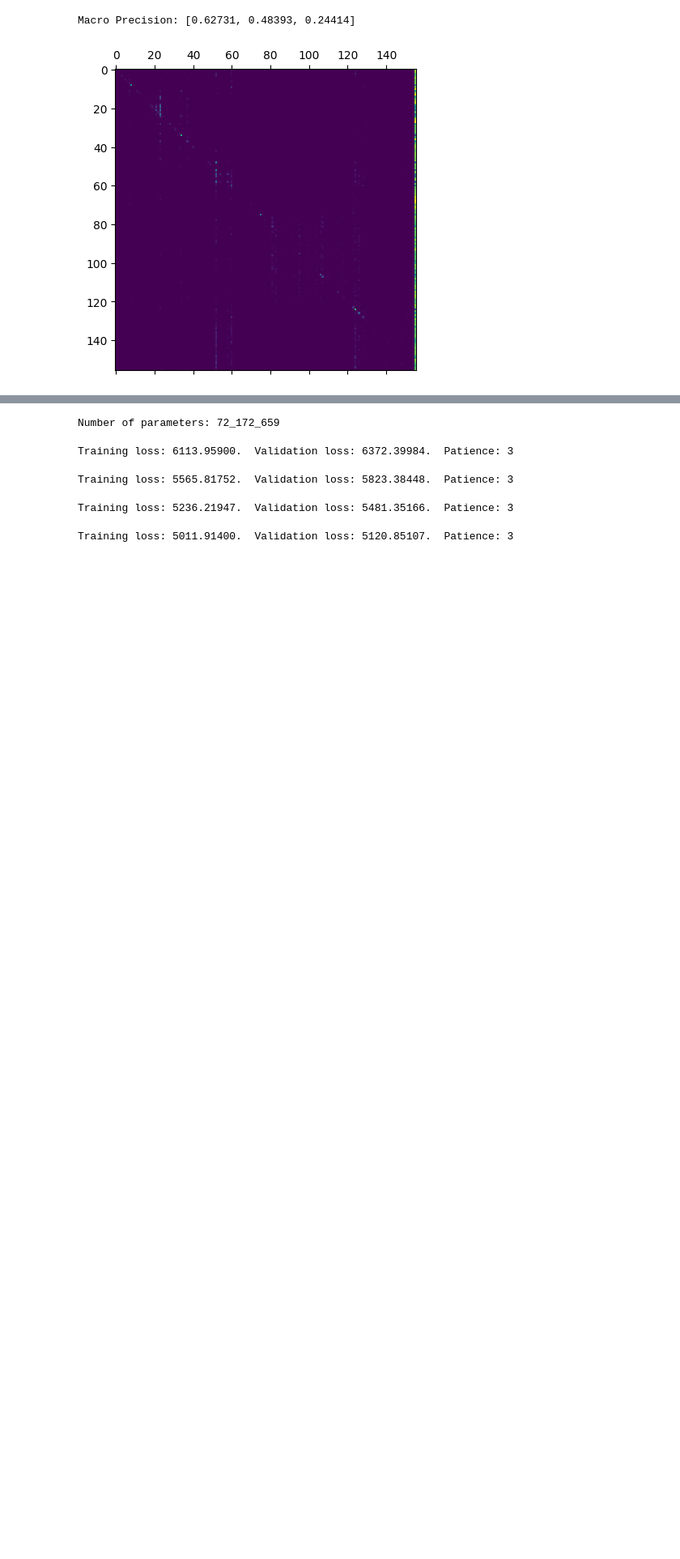
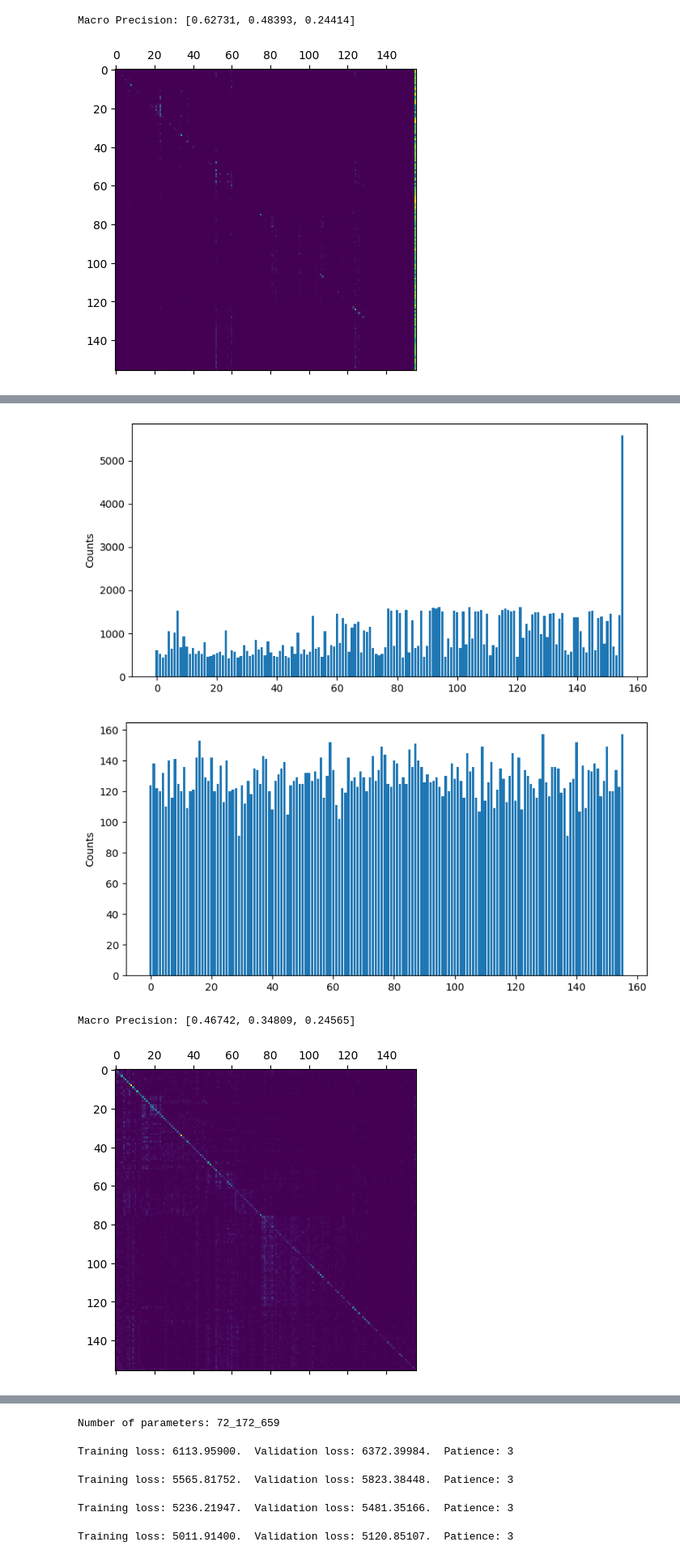
Before and after one commit to Vincent-Therrien/stelaro, a Jupyter notebook: demonstrations/classification.ipynb, the cells around one changed output, grey strips where cells are left out. Shown at 81% size. Saved outputs shown, nothing was run; the diff lists cells and outputs as text; code cells hidden in the pictures; blank space fills up the shorter version.

```diff
--- a/demonstrations/classification.ipynb
+++ b/demonstrations/classification.ipynb
@@ -470,7 +470,7 @@ def sample(data, limit: int, formatter: any) -> tuple:
     return x, y
 
 
-def kmer_counts(x: torch.Tensor) -> torch.Tensor:
+def kmer_counts(x: torch.Tensor, K) -> torch.Tensor:
     L = x.shape[0]
     if L < K:
         raise ValueError("Sequence length must be >= k")
@@ -609,14 +609,14 @@ N_TRAINING_SAMPLES = 100_000
 N_TEST_SAMPLE = 20_000
 
 
-x, y = sample(train_data, N_TRAINING_SAMPLES, kmer_counts)
+x, y = sample(train_data, N_TRAINING_SAMPLES, lambda x: kmer_counts(x, K))
 rf = RandomForestClassifier(
     n_estimators=100,
     max_depth=20,
     n_jobs=1,
 )
 rf.fit(x, y)
-x_test, y_test = sample(test_data, N_TEST_SAMPLE, kmer_counts)
+x_test, y_test = sample(test_data, N_TEST_SAMPLE, lambda x: kmer_counts(x, K))
 y_pred = rf.predict(x_test)
 
 mappings = models.obtain_rank_based_mappings(mapping)
@@ -639,24 +639,29 @@ Macro Precision: [0.62731, 0.48393, 0.24414]
 # %%
 K = 6
-N_TRAINING_SAMPLES = 100_000
+N_TRAINING_SAMPLES = 150_000
 N_TEST_SAMPLE = 20_000
 
 
-x, y = sample(train_data, N_TRAINING_SAMPLES, kmer_counts)
+x, y = sample(train_data, N_TRAINING_SAMPLES, lambda x: kmer_counts(x, K))
 knn = KNeighborsClassifier(
     n_neighbors=5
 )
 knn.fit(x, y)
-x_test, y_test = sample(test_data, N_TEST_SAMPLE, kmer_counts)
+x_test, y_test = sample(test_data, N_TEST_SAMPLE, lambda x: kmer_counts(x, K))
 y_pred = knn.predict(x_test)
 
 mappings = models.obtain_rank_based_mappings(mapping)
 result = models.rank_based_precision(mappings, y_test, y_pred)
 rounded_result = [float(f"{r:.5}") for r in result[::-1]]
 print(f"Macro Precision: {rounded_result}")
 
 matrix = np.zeros((len(mapping), len(mapping)))
 for t, p in zip(y_test, y_pred):
     matrix[t][p] += 1
 plt.matshow(matrix)
 plt.show()
+# %% [output]
+[figure, added]
+[figure, added]
+Macro Precision: [0.46742, 0.34809, 0.24565]
+[figure, added]
```
Also changed, not shown: parts of 14 cells of this notebook, 2 other files.
